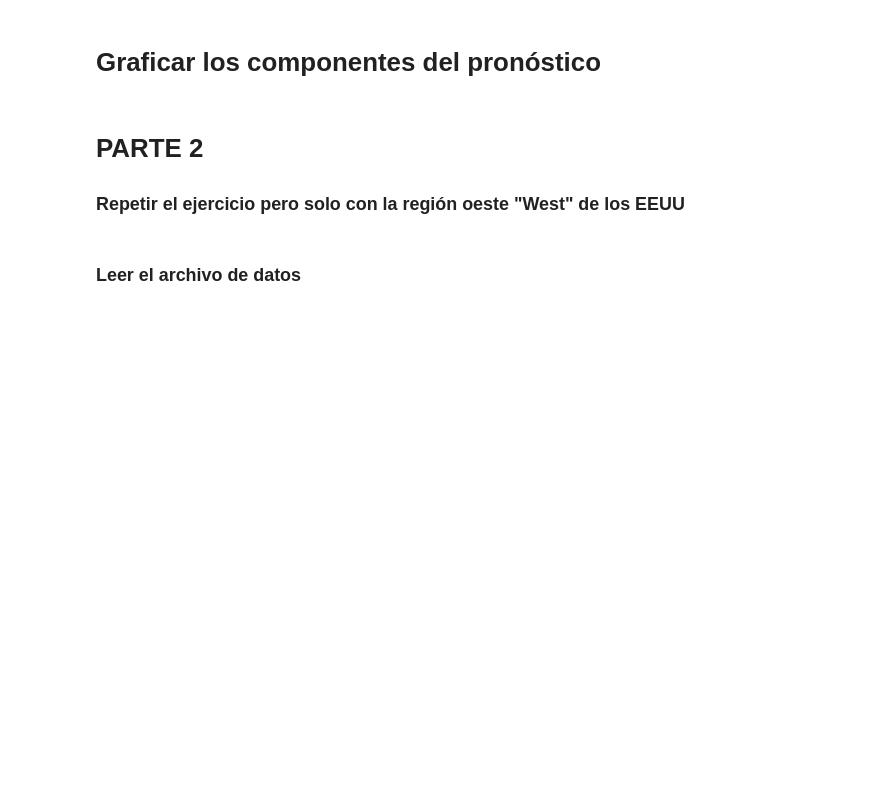
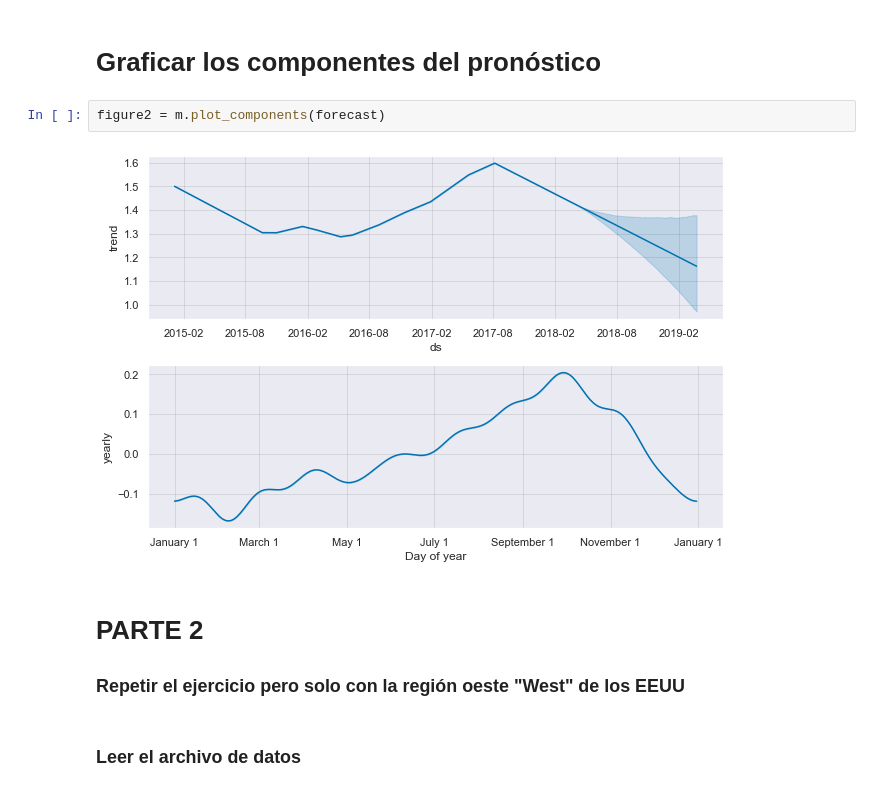
Before and after one commit to JosePabloPonce/laboratoiro-9-data-science, a Jupyter notebook: Lab 9 Prediccion precios aguacates.ipynb, the cells around one changed output. Saved outputs shown, nothing was run; the diff lists cells and outputs as text; blank space fills up the shorter version.

```diff
--- a/Lab 9 Prediccion precios aguacates.ipynb
+++ b/Lab 9 Prediccion precios aguacates.ipynb
@@ -234,5 +310,9 @@ dataframe
 # %% [markdown]
 # Graficar los componentes del pronóstico
+# %%
+figure2 = m.plot_components(forecast)
+# %% [output]
+[figure, added]
 # %% [markdown]
 # PARTE 2
 
```
Also changed, not shown: parts of 16 cells of this notebook.
